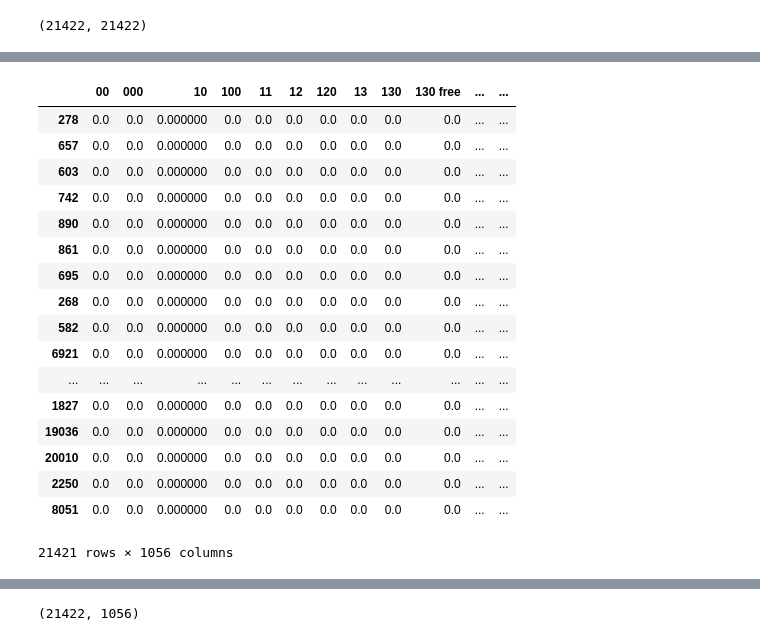
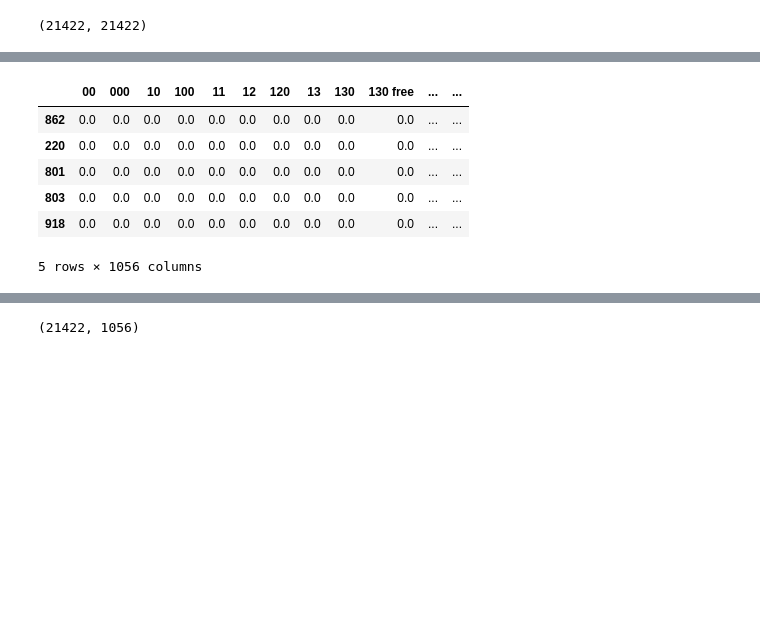
Before and after one commit to csinatra/Twitter-Disaster-Repo, a Jupyter notebook: Chris/EDA.ipynb, the cells around one changed output, grey strips where cells are left out. Saved outputs shown, nothing was run; the diff lists cells and outputs as text; code cells hidden in the pictures; blank space fills up the shorter version.

```diff
--- a/Chris/EDA.ipynb
+++ b/Chris/EDA.ipynb
@@ -393,21 +404,12 @@ array([1.        , 0.60565513, 0.56215852, 0.5587368 , 0.55491704,
 # %%
-df_tfidf.loc[np.argsort(cos_sim_mat[50])[:-1], :]
+#cos_sim_df = df_tfidf.loc[np.argsort(cos_sim_mat[500])[:-1], :]
-# %% [output]
-|  | 00 | 000 | 10 | 100 | 11 | 12 | 120 | 13 | 130 | 130 free | ... | ... |
-| 278 | 0.0 | 0.0 | 0.000000 | 0.0 | 0.0 | 0.0 | 0.0 | 0.0 | 0.0 | 0.0 | ... | ... |
-| 657 | 0.0 | 0.0 | 0.000000 | 0.0 | 0.0 | 0.0 | 0.0 | 0.0 | 0.0 | 0.0 | ... | ... |
-| 603 | 0.0 | 0.0 | 0.000000 | 0.0 | 0.0 | 0.0 | 0.0 | 0.0 | 0.0 | 0.0 | ... | ... |
-| 742 | 0.0 | 0.0 | 0.000000 | 0.0 | 0.0 | 0.0 | 0.0 | 0.0 | 0.0 | 0.0 | ... | ... |
-| 890 | 0.0 | 0.0 | 0.000000 | 0.0 | 0.0 | 0.0 | 0.0 | 0.0 | 0.0 | 0.0 | ... | ... |
-| 861 | 0.0 | 0.0 | 0.000000 | 0.0 | 0.0 | 0.0 | 0.0 | 0.0 | 0.0 | 0.0 | ... | ... |
-| 695 | 0.0 | 0.0 | 0.000000 | 0.0 | 0.0 | 0.0 | 0.0 | 0.0 | 0.0 | 0.0 | ... | ... |
-| 268 | 0.0 | 0.0 | 0.000000 | 0.0 | 0.0 | 0.0 | 0.0 | 0.0 | 0.0 | 0.0 | ... | ... |
-| 582 | 0.0 | 0.0 | 0.000000 | 0.0 | 0.0 | 0.0 | 0.0 | 0.0 | 0.0 | 0.0 | ... | ... |
-| 6921 | 0.0 | 0.0 | 0.000000 | 0.0 | 0.0 | 0.0 | 0.0 | 0.0 | 0.0 | 0.0 | ... | ... |
-| ... | ... | ... | ... | ... | ... | ... | ... | ... | ... | ... | ... | ... |
-| 1827 | 0.0 | 0.0 | 0.000000 | 0.0 | 0.0 | 0.0 | 0.0 | 0.0 | 0.0 | 0.0 | ... | ... |
-| 19036 | 0.0 | 0.0 | 0.000000 | 0.0 | 0.0 | 0.0 | 0.0 | 0.0 | 0.0 | 0.0 | ... | ... |
-| 20010 | 0.0 | 0.0 | 0.000000 | 0.0 | 0.0 | 0.0 | 0.0 | 0.0 | 0.0 | 0.0 | ... | ... |
-| 2250 | 0.0 | 0.0 | 0.000000 | 0.0 | 0.0 | 0.0 | 0.0 | 0.0 | 0.0 | 0.0 | ... | ... |
-| 8051 | 0.0 | 0.0 | 0.000000 | 0.0 | 0.0 | 0.0 | 0.0 | 0.0 | 0.0 | 0.0 | ... | ... |
-21421 rows × 1056 columns
+# %%
+cos_sim_df.head()
+# %% [output]
+|  | 00 | 000 | 10 | 100 | 11 | 12 | 120 | 13 | 130 | 130 free | ... | ... |
+| 862 | 0.0 | 0.0 | 0.0 | 0.0 | 0.0 | 0.0 | 0.0 | 0.0 | 0.0 | 0.0 | ... | ... |
+| 220 | 0.0 | 0.0 | 0.0 | 0.0 | 0.0 | 0.0 | 0.0 | 0.0 | 0.0 | 0.0 | ... | ... |
+| 801 | 0.0 | 0.0 | 0.0 | 0.0 | 0.0 | 0.0 | 0.0 | 0.0 | 0.0 | 0.0 | ... | ... |
+| 803 | 0.0 | 0.0 | 0.0 | 0.0 | 0.0 | 0.0 | 0.0 | 0.0 | 0.0 | 0.0 | ... | ... |
+| 918 | 0.0 | 0.0 | 0.0 | 0.0 | 0.0 | 0.0 | 0.0 | 0.0 | 0.0 | 0.0 | ... | ... |
+5 rows × 1056 columns
```
Also changed, not shown: parts of 29 cells of this notebook, 7 other files.
